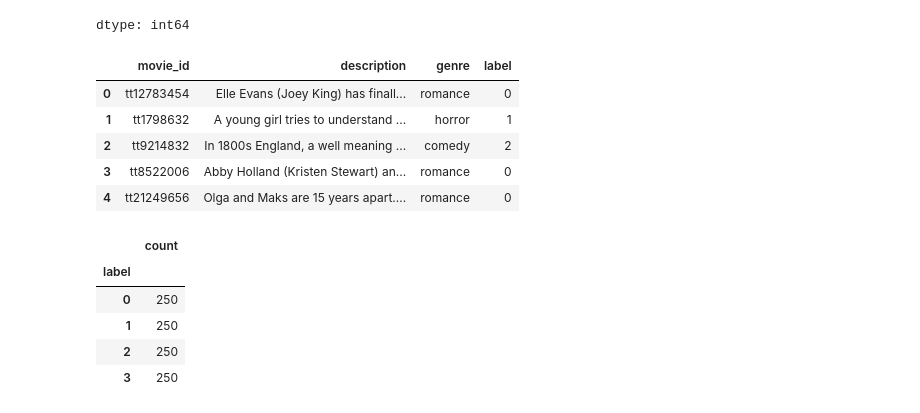
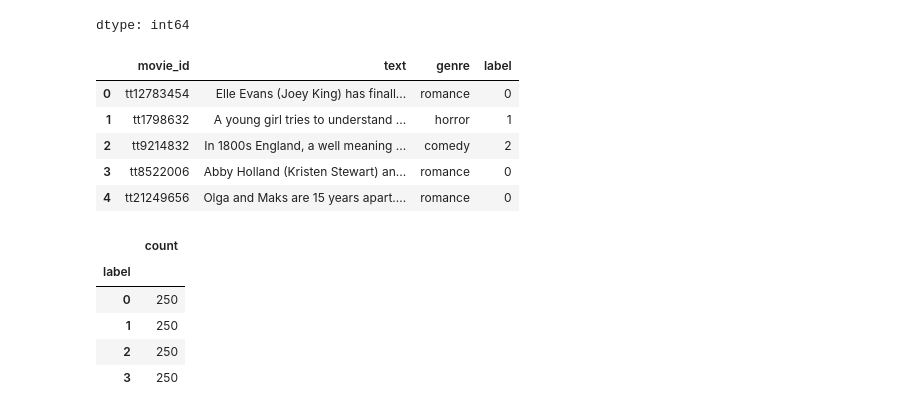
Before and after one commit to zoebatz/CAP6640_Project, a Jupyter notebook: NLP_datasets.ipynb, the cells around one changed output. Saved outputs shown, nothing was run; the diff lists cells and outputs as text; code cells hidden in the pictures.

```diff
--- a/NLP_datasets.ipynb
+++ b/NLP_datasets.ipynb
@@ -188,9 +188,10 @@ dtype: int64
 # %%
 # add label column romance = 0, horror = 1, comedy = 2, action = 3
 data_tc['label'] = data_tc['genre'].apply(lambda x: 0 if x == 'romance' else 1 if x == 'horror' else 2 if x == 'comedy' else 3)
+data_tc.rename(columns={'description': 'text'}, inplace=True)
 data_tc.head()
 # %% [output]
-|  | movie_id | description | genre | label |
+|  | movie_id | text | genre | label |
 | 0 | tt12783454 | Elle Evans (Joey King) has finall... | romance | 0 |
 | 1 | tt1798632 | A young girl tries to understand ... | horror | 1 |
 | 2 | tt9214832 | In 1800s England, a well meaning ... | comedy | 2 |
```
Also changed, not shown: parts of 2 cells of this notebook.
